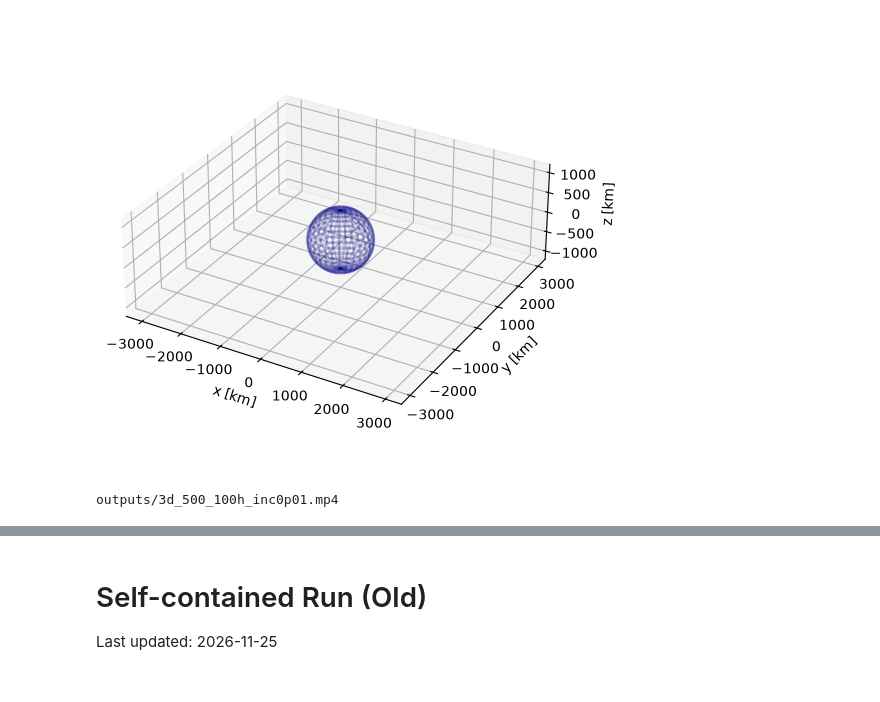
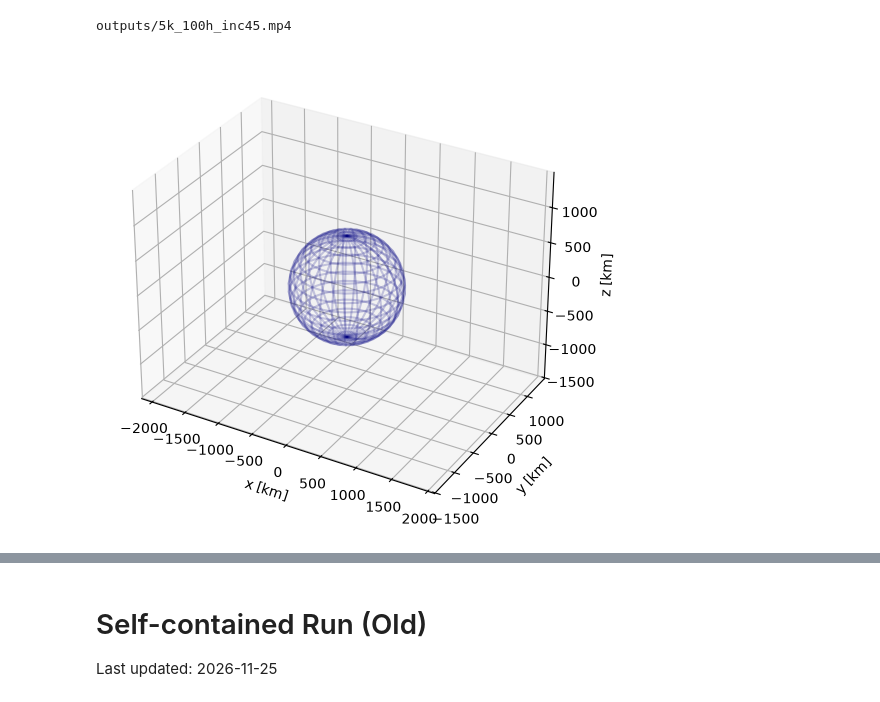
Before and after one commit to qiushitian/iapetus, a Jupyter notebook: unifiedcode.ipynb, the cells around one changed output, grey strips where cells are left out. Drawn from its saved outputs; the diff is of its cells as text; code cells hidden in the pictures.

```diff
--- a/unifiedcode.ipynb
+++ b/unifiedcode.ipynb
@@ -110,32 +48,10 @@ def get_artists_3d(particle_set, ax):
-# %%
-fig = plt.figure(figsize=(5, 5), layout='constrained')
-ax = fig.add_subplot(projection='3d')
-
-R = system[2].radius.value_in(units.km)
-u = np.linspace(0, 2 * np.pi, 30)
-v = np.linspace(0, np.pi, 20)
-x = R * np.outer(np.cos(u), np.sin(v))
-y = R * np.outer(np.sin(u), np.sin(v))
-z = R * np.outer(np.ones_like(u), np.cos(v))
-
-iapetus_artist = ax.plot_wireframe(
-    x, y, z,
-    colors='navy', alpha=0.2
-)
-
-l = []
-for p in particle_set_list:
-    l.append(get_artists_3d(p, ax))
-
-ax.set_aspect('equal')
-# ax.view_init(elev=0, azim=-90)
-
-ani = ArtistAnimation(fig=fig, artists=l, interval=50)
-# %% [output]
-[figure, removed]
 # %%
-movie_save_path = SAVE_DIR / '3d_500_100h_inc0p01.mp4'
-ani.save(movie_save_path)
+movie_save_path = SAVE_DIR / '5k_100h_inc45.mp4'
+animate_3d(
+    particle_set_list,
+    get_particle(system, 'iapetus').radius.value_in(units.km)
+).save(movie_save_path)
 print(movie_save_path)
 # %% [output]
-outputs/3d_500_100h_inc0p01.mp4
+outputs/5k_100h_inc45.mp4
+[figure, added]
```
Also changed, not shown: parts of 22 cells of this notebook, 8 other files.
